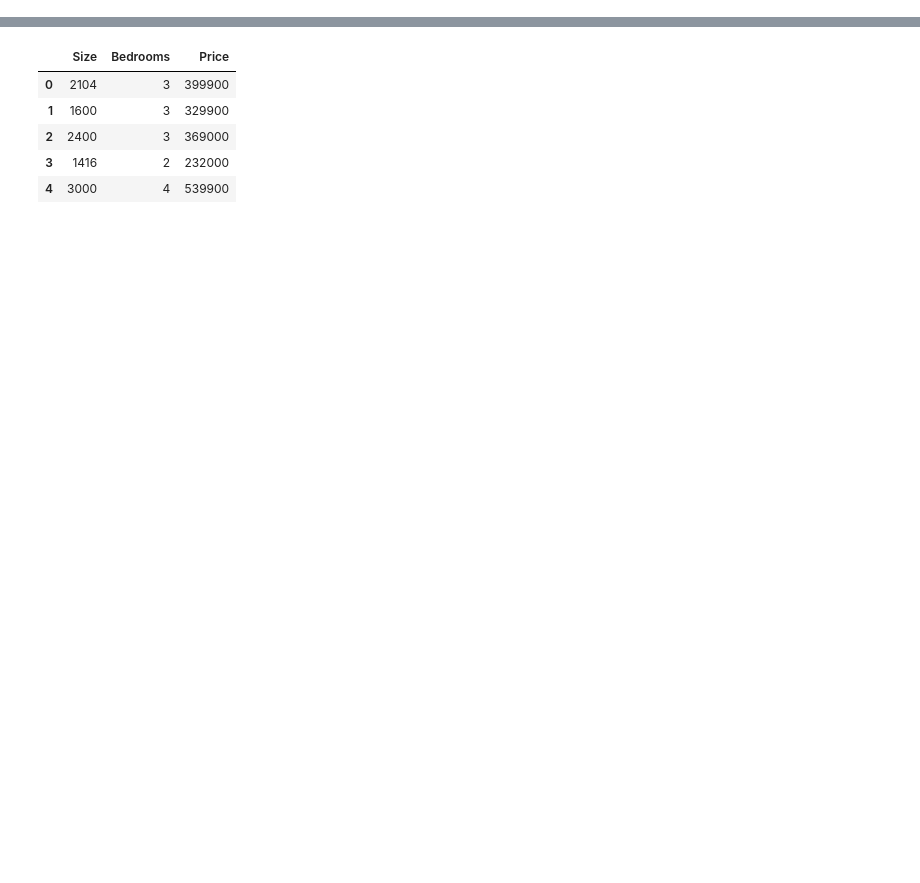
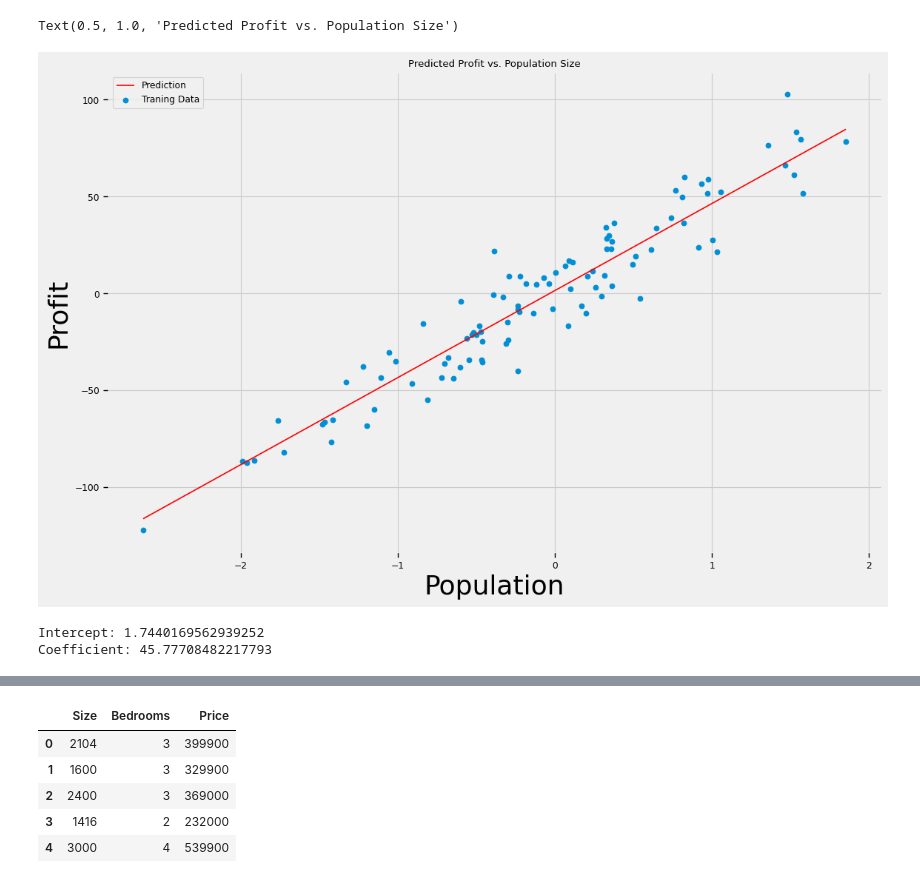
Before and after one commit to RFUNN/-, a Jupyter notebook: Лабораторная_работа_линейная_регрессия.ipynb, the cells around one changed output, grey strips where cells are left out. Cells and saved outputs as stored; diff of their text form; code cells hidden in the pictures; blank space fills up the shorter version.

```diff
--- a/Лабораторная_работа_линейная_регрессия.ipynb
+++ b/Лабораторная_работа_линейная_регрессия.ipynb
@@ -47,0 +116,14 @@ plt.show()
+# %%
+x = np.linspace(X.min(), X.max(),m )
+f = theta_optimized[0][0] + (theta_optimized[1][0] * x)
+
+fig, ax = plt.subplots(figsize=(12,8))
+ax.plot(x, f, 'r', label='Prediction')
+ax.scatter(X, y, label='Traning Data')
+ax.legend(loc=2)
+ax.set_xlabel('Population')
+ax.set_ylabel('Profit')
+ax.set_title('Predicted Profit vs. Population Size')
+# %% [output]
+Text(0.5, 1.0, 'Predicted Profit vs. Population Size')
+[figure, added]
@@ -47,0 +151,6 @@ plt.show()
+# %%
+print("Intercept:", theta[0][0])
+print("Coefficient:", theta[1][0])
+# %% [output]
+Intercept: 1.7440169562939252
+Coefficient: 45.77708482217793
```
Also changed, not shown: parts of 51 cells of this notebook.
